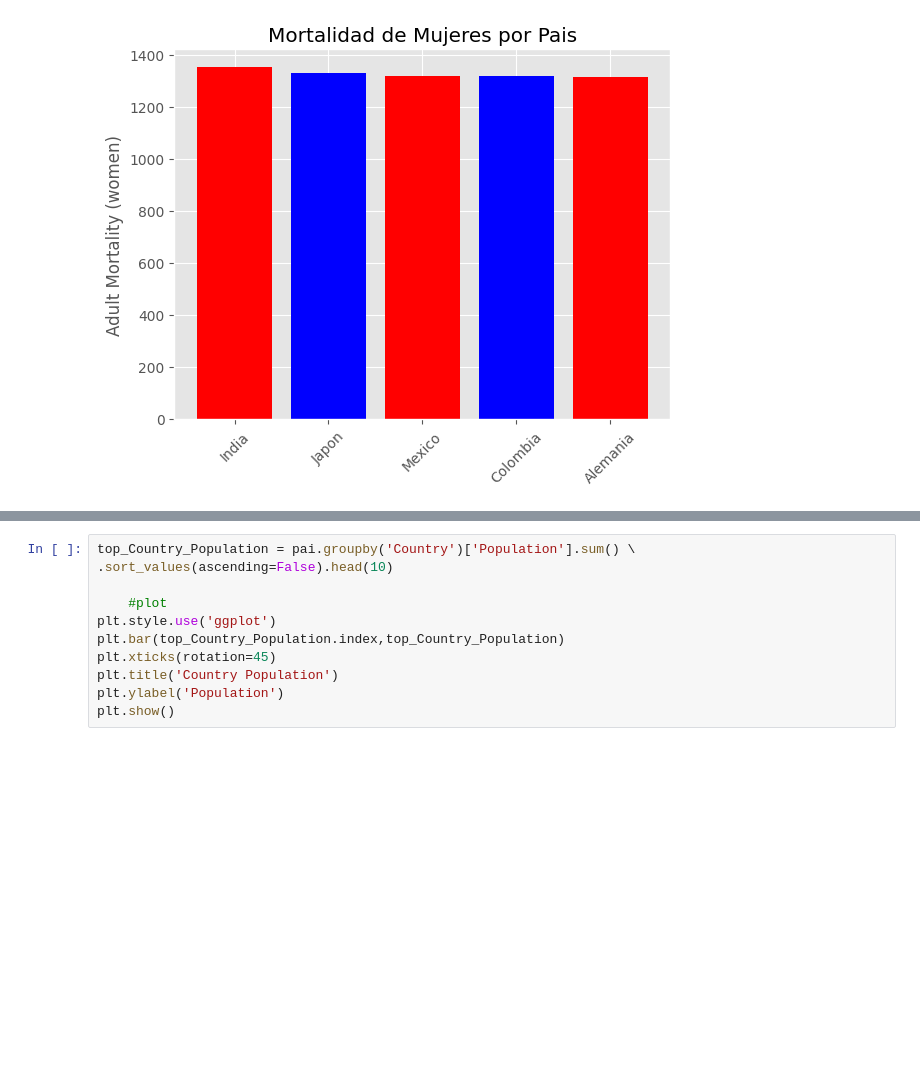
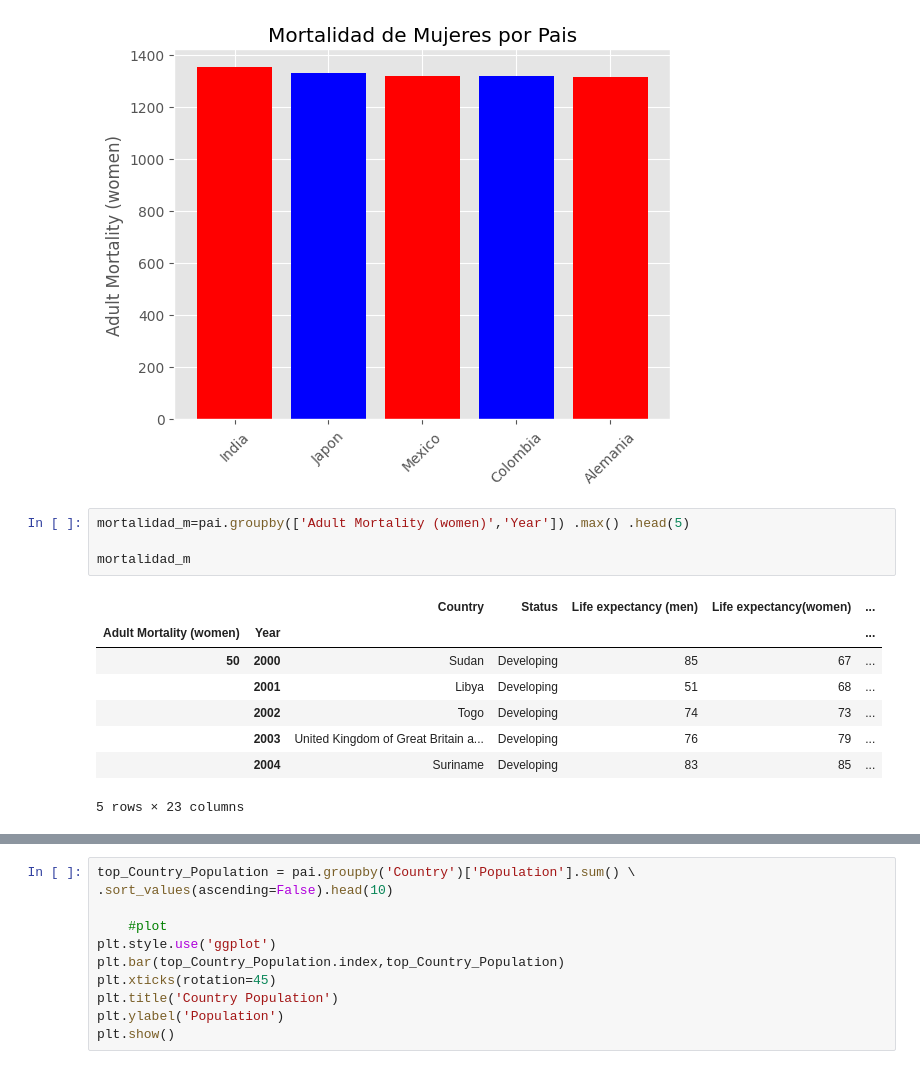
Before and after one commit to Rotany/matplotlib, a Jupyter notebook: code/proyecto2.ipynb, the cells around one changed output, grey strips where cells are left out. Cells and saved outputs as stored; diff of their text form; blank space fills up the shorter version.

```diff
--- a/code/proyecto2.ipynb
+++ b/code/proyecto2.ipynb
@@ -110,3 +131,16 @@ plt.ylabel('Adult Mortality (women)')
 plt.show()
 # %% [output]
 [figure]
+# %%
+mortalidad_m=pai.groupby(['Adult Mortality (women)','Year']) .max() .head(5)
+
+mortalidad_m
+# %% [output]
+|  |  | Country | Status | Life expectancy (men) | Life expectancy(women) | ... |
+| Adult Mortality (women) | Year |  |  |  |  | ... |
+| 50 | 2000 | Sudan | Developing | 85 | 67 | ... |
+|  | 2001 | Libya | Developing | 51 | 68 | ... |
+|  | 2002 | Togo | Developing | 74 | 73 | ... |
+|  | 2003 | United Kingdom of Great Britain a... | Developing | 76 | 79 | ... |
+|  | 2004 | Suriname | Developing | 83 | 85 | ... |
+5 rows × 23 columns
```
Also changed, not shown: parts of 11 cells of this notebook, 1 other file.
